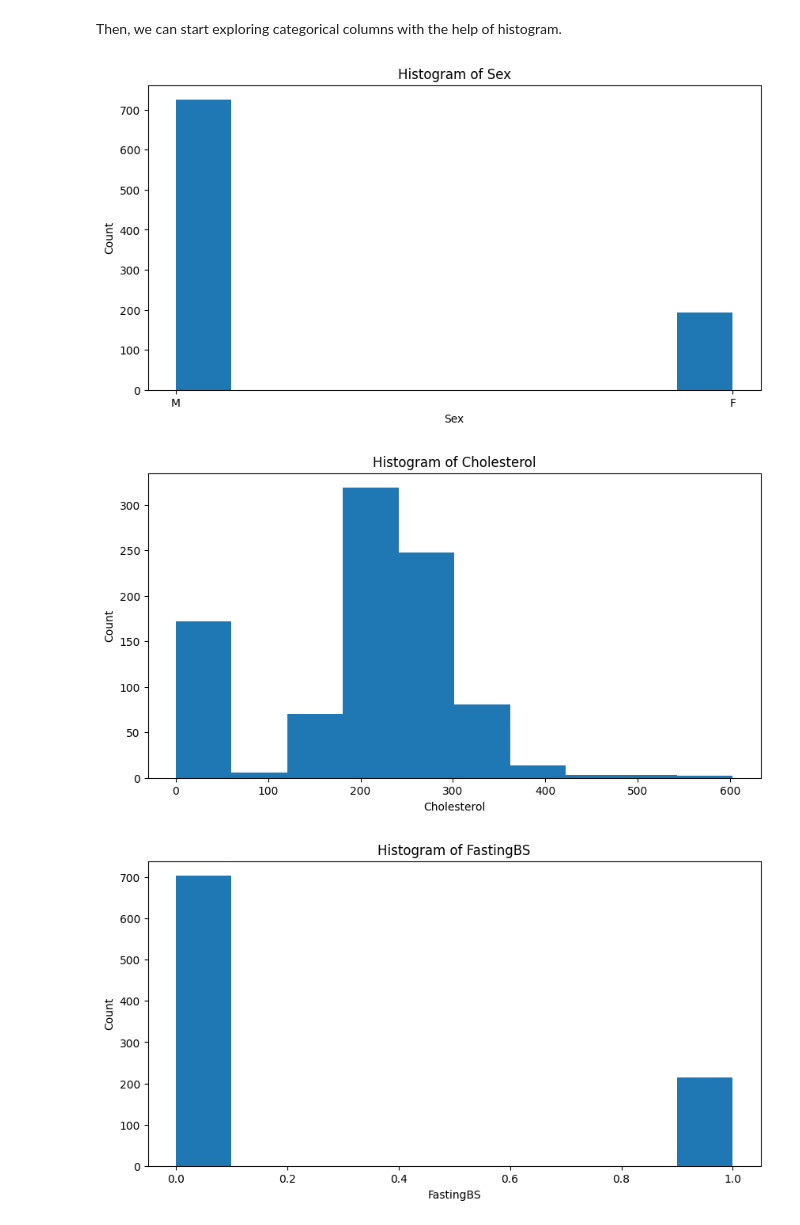
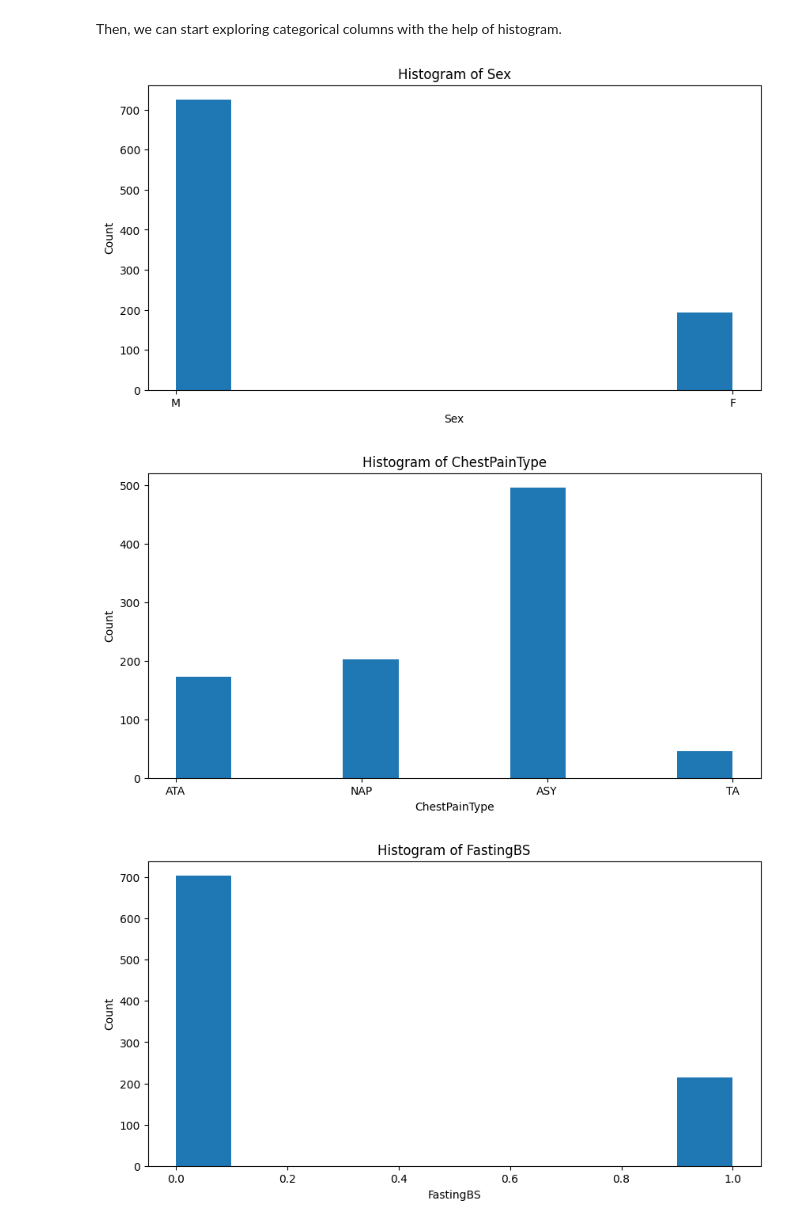
Before and after one commit to jackren0000/Predicting-Hear-Disease, a Jupyter notebook: main.ipynb, the cells around one changed output. Cells and saved outputs as stored; diff of their text form; code cells hidden in the pictures.

Commit message:
Update grouped histogram.

```diff
--- a/main.ipynb
+++ b/main.ipynb
@@ -92,25 +94,25 @@ Then, we can start exploring categorical columns with the help of histogram.
 # %%
 import matplotlib.pyplot as plt
 
 def plot_histogram(column_name):
     plt.figure(figsize=(10, 5))
     plt.title(f'Histogram of {column_name}')
     plt.hist(df[column_name])
     plt.xlabel(column_name)
     plt.ylabel('Count')
     plt.show()
 
 
 plot_histogram('Sex')
-plot_histogram('Cholesterol')
+plot_histogram('ChestPainType')
 plot_histogram('FastingBS')
 plot_histogram('RestingECG')
 plot_histogram('ExerciseAngina')
 plot_histogram('ST_Slope')
 plot_histogram('HeartDisease')
 # %% [output]
 [figure]
-[figure, old version]
+[figure, new version]
 [figure]
 [figure]
 [figure]
```
Also changed, not shown: parts of 7 cells of this notebook.
